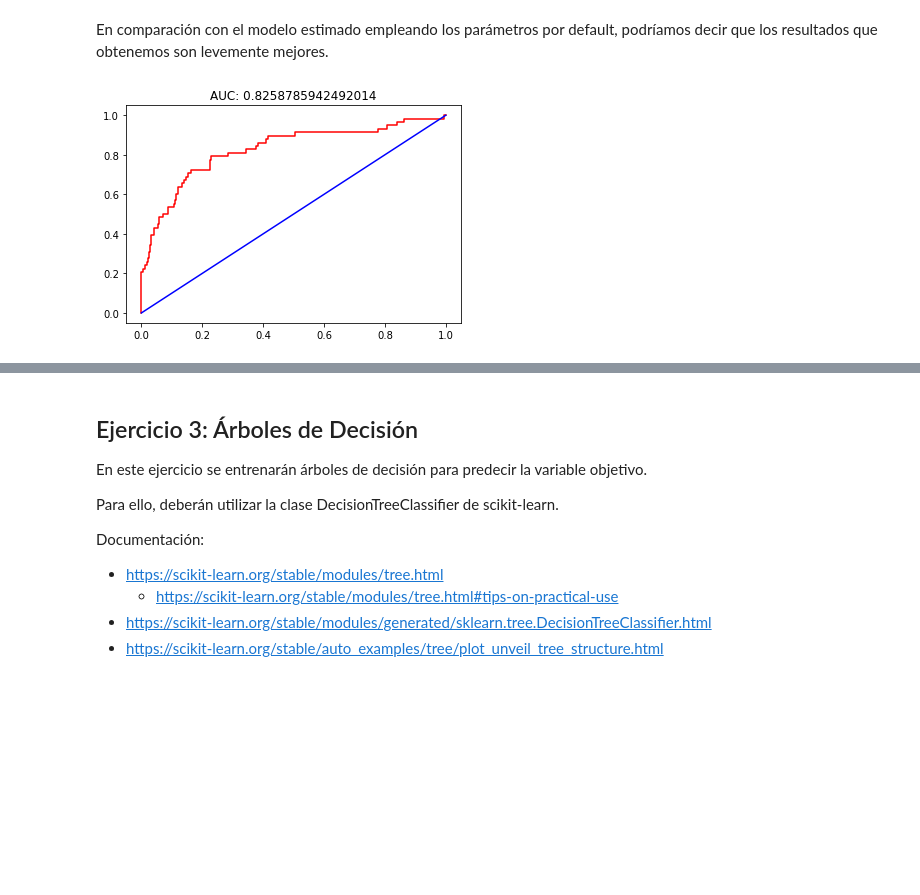
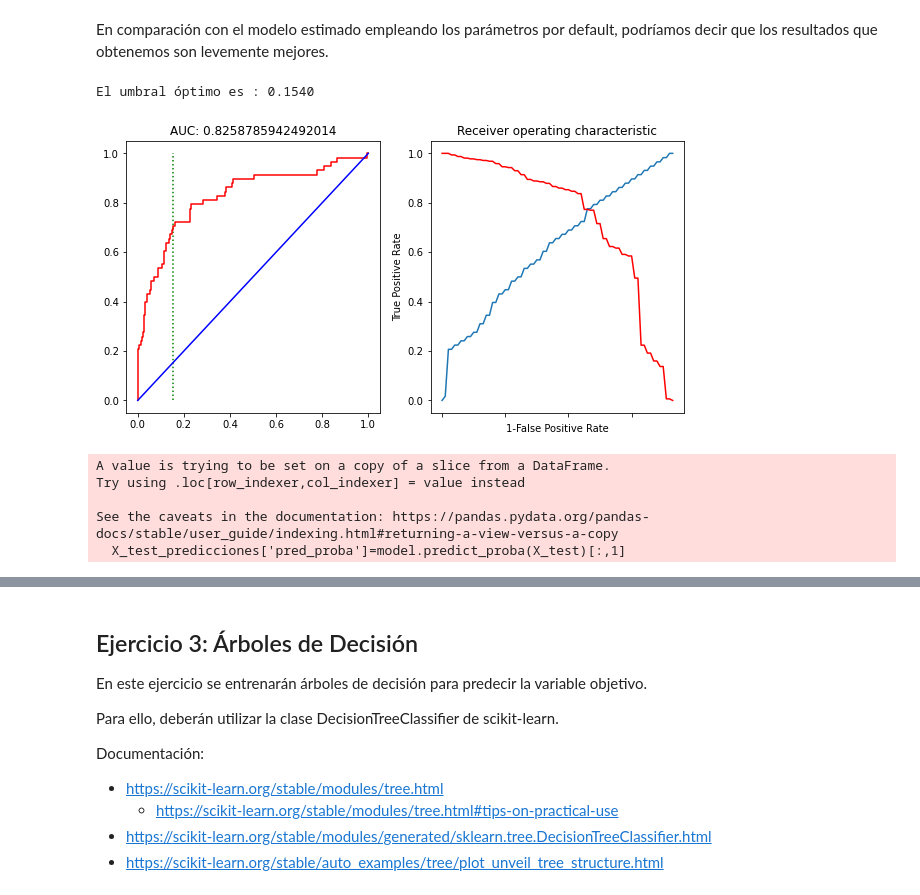
Before and after one commit to estebanarr/intro_aprendizaje_automatico, a Jupyter notebook: Notebooks/Laboratorio 2.ipynb, the cells around one changed output, grey strips where cells are left out. Cells and saved outputs as stored; diff of their text form; code cells hidden in the pictures; blank space fills up the shorter version.

```diff
--- a/Notebooks/Laboratorio 2.ipynb
+++ b/Notebooks/Laboratorio 2.ipynb
@@ -32,3 +58,23 @@ from sklearn.preprocessing import MinMaxScaler
+# %%
+def encontrar_punto_corte_roc(target, predicted):
+
+    """ Función que encuentra el punto óptimo de corte en la curva roc
+    ----------
+    target : y_test
+
+    predicted : predicciones
+
+    Returns
+    -------
+    cut-off value
+
+    """
+    fpr, tpr, threshold = roc_curve(target, predicted)
+    i = np.arange(len(tpr))
+    roc = pd.DataFrame({'tf' : pd.Series(tpr-(1-fpr), index=i), 'threshold' : pd.Series(threshold, index=i)})
+    roc_t = roc.iloc[(roc.tf-0).abs().argsort()[:1]]
+
+    return list(roc_t['threshold'])
 # %% [markdown]
 ## Carga de datos y división en entrenamiento y evaluación
 
@@ -363,14 +409,21 @@ Se reajustó el modelo para una variedad de combinaciones de valores específico
 - 'loss': 'log'
 # %% [markdown]
 En comparación con el modelo estimado empleando los parámetros por default, podríamos decir que los resultados que obtenemos son levemente mejores.
-# %%
-def plot_roc_auc(actual, preds):
-    fpr, tpr, thresholds = roc_curve(actual, preds[:,1])
-    plt.plot(fpr, tpr,'r')
-    plt.plot([0,1],[0,1],'b')
-    plt.title('AUC: {}'.format(auc(fpr,tpr)))
-    plt.show()
-
-plot_roc_auc(y_test, model.predict_proba(X_test))
-# %% [output]
-[figure, removed]
+# %%
+threshold=encontrar_punto_corte_roc(y_test, model.predict_proba(X_test)[:,1])
+print("El umbral óptimo es : {:.4f}".format(threshold[0]))
+# %% [output]
+El umbral óptimo es : 0.1540
+# %%
+plot_roc_auc(y_test, model.predict_proba(X_test),threshold[0])
+# %% [output]
+[figure, added]
+# %%
+X_test_predicciones=X_test
+X_test_predicciones['pred_proba']=model.predict_proba(X_test)[:,1]
+# %% [output]
+A value is trying to be set on a copy of a slice from a DataFrame.
+Try using .loc[row_indexer,col_indexer] = value instead
+
+See the caveats in the documentation: https://pandas.pydata.org/pandas-docs/stable/user_guide/indexing.html#returning-a-view-versus-a-copy
+  X_test_predicciones['pred_proba']=model.predict_proba(X_test)[:,1]
```
Also changed, not shown: parts of 10 cells of this notebook.
